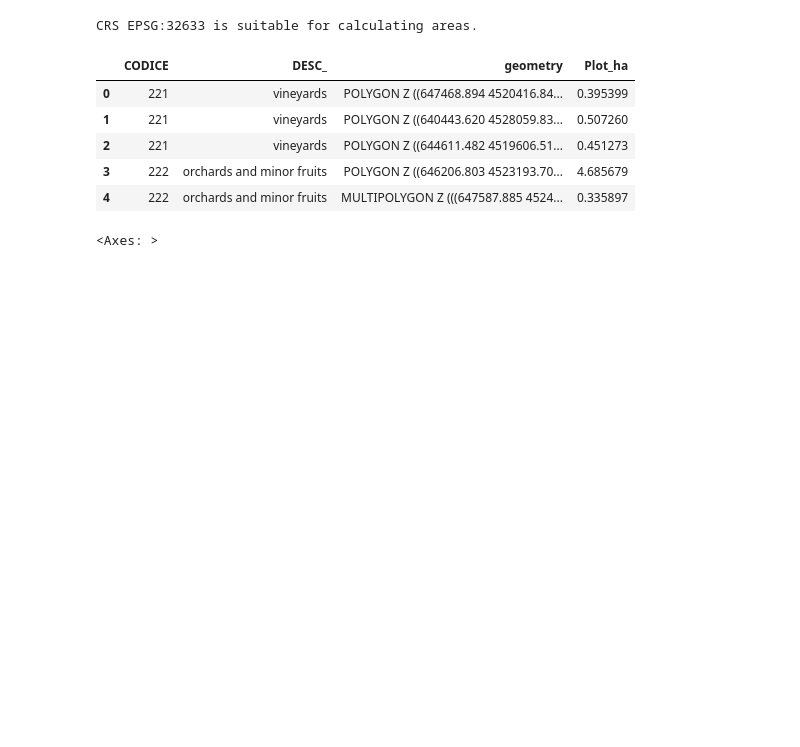
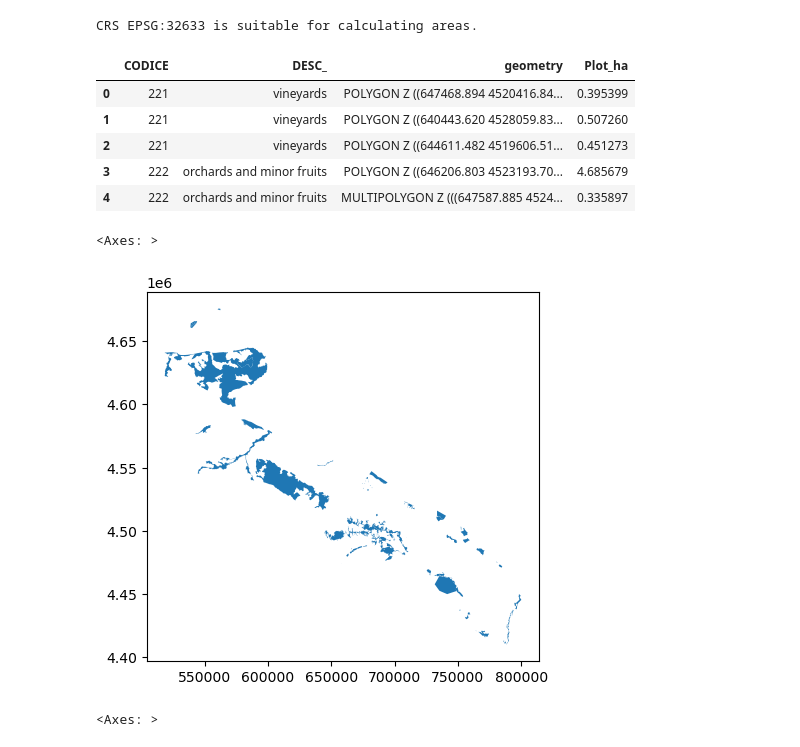
Before and after one commit to Mavisan6/Assignment, a Jupyter notebook: ScriptP1.ipynb, the cells around one changed output. Drawn from its saved outputs; the diff is of its cells as text; code cells hidden in the pictures; blank space fills up the shorter version.

```diff
--- a/ScriptP1.ipynb
+++ b/ScriptP1.ipynb
@@ -154,4 +174,12 @@ gdf.head()
 | 2 | 221 | vineyards | POLYGON Z ((644611.482 4519606.51... | 0.451273 |
 | 3 | 222 | orchards and minor fruits | POLYGON Z ((646206.803 4523193.70... | 4.685679 |
 | 4 | 222 | orchards and minor fruits | MULTIPOLYGON Z (((647587.885 4524... | 0.335897 |
+# %%
+# Load the Protected Areas (PAs) shapefile into a GeoDataFrame
+PAs_gdf = gpd.read_file('Data_files/PAs.shp')
+
+PAs_gdf.plot()
+# %% [output]
+<Axes: >
+[figure, added]
 # %%
```
Also changed, not shown: parts of 23 cells of this notebook.
